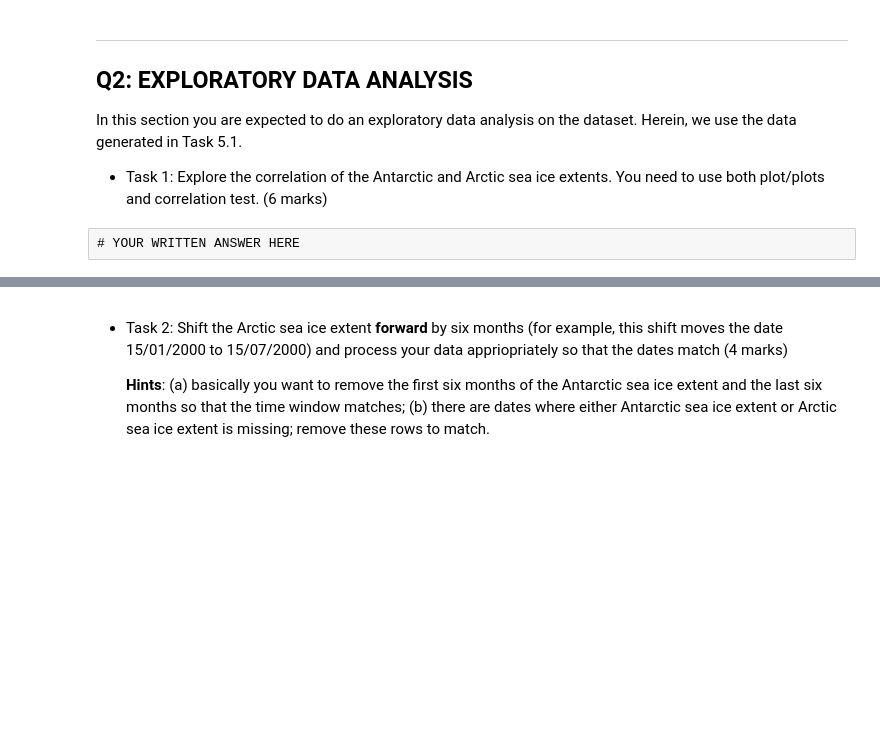
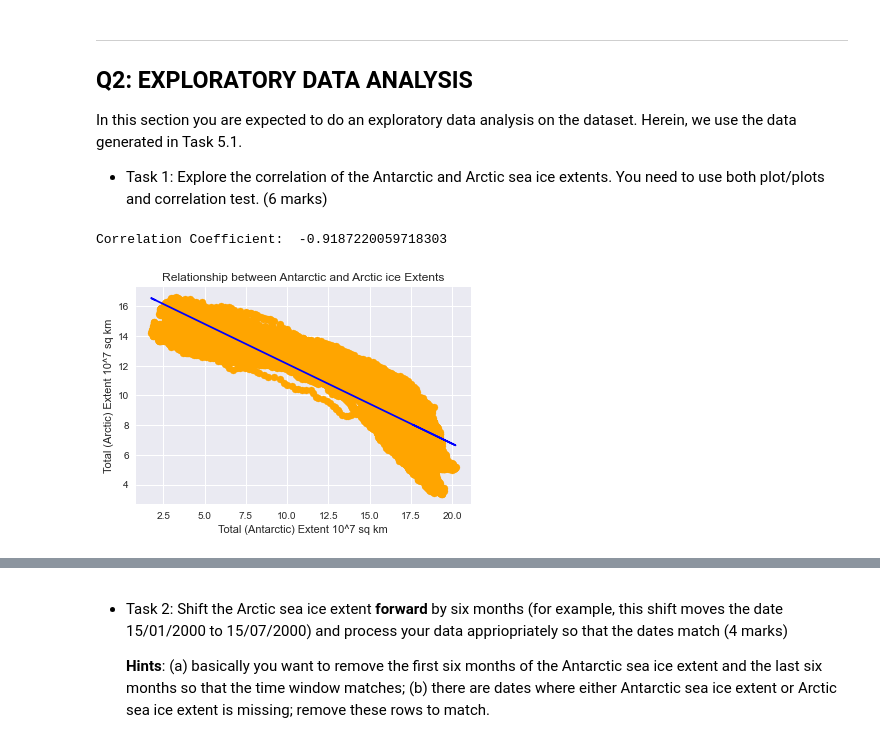
Before and after one commit to mannith-narayan/Data-Analysis-1, a Jupyter notebook: Assignment_1_2023_u7423116.ipynb, the cells around one changed output, grey strips where cells are left out. Saved outputs shown, nothing was run; the diff lists cells and outputs as text; code cells hidden in the pictures; blank space fills up the shorter version.

```diff
--- a/Assignment_1_2023_u7423116.ipynb
+++ b/Assignment_1_2023_u7423116.ipynb
@@ -289,0 +288,4 @@ Arctic Median:  11.253549546454044  10^6 sq km
+# %%
+iceExtent['Total (Antarctic)'] = iceExtent['Extent (Antarctic)'] + iceExtent ['Missing (Antarctic)']
+iceExtent['Total (Arctic)'] = iceExtent['Extent (Arctic)'] + iceExtent ['Missing (Arctic)']
+iceExtent
@@ -319,2 +348,17 @@ In this section you are expected to do an exploratory data analysis on the datas
-# %% [raw]
-# YOUR WRITTEN ANSWER HERE
+# %%
+correlation = iceExtent['Total (Arctic)'].corr(iceExtent['Total (Antarctic)'])
+print("Correlation Coefficient: ",correlation)
+
+#index 0 = slope, 1 = intercept
+best_fit_line = np.polyfit(iceExtent['Total (Antarctic)'],iceExtent['Total (Arctic)'],deg = 1)
+
+plt.scatter(iceExtent['Total (Antarctic)'], iceExtent['Total (Arctic)'],color = "orange")
+plt.plot(iceExtent['Total (Antarctic)'],
+         iceExtent['Total (Antarctic)']*best_fit_line[0] + best_fit_line[1],color = "blue")
+plt.xlabel("Total (Antarctic) Extent 10^7 sq km")
+plt.ylabel("Total (Arctic) Extent 10^7 sq km")
+plt.title("Relationship between Antarctic and Arctic ice Extents")
+plt.show()
+# %% [output]
+Correlation Coefficient:  -0.9187220059718303
+[figure, added]
```
Also changed, not shown: parts of 13 cells of this notebook.
